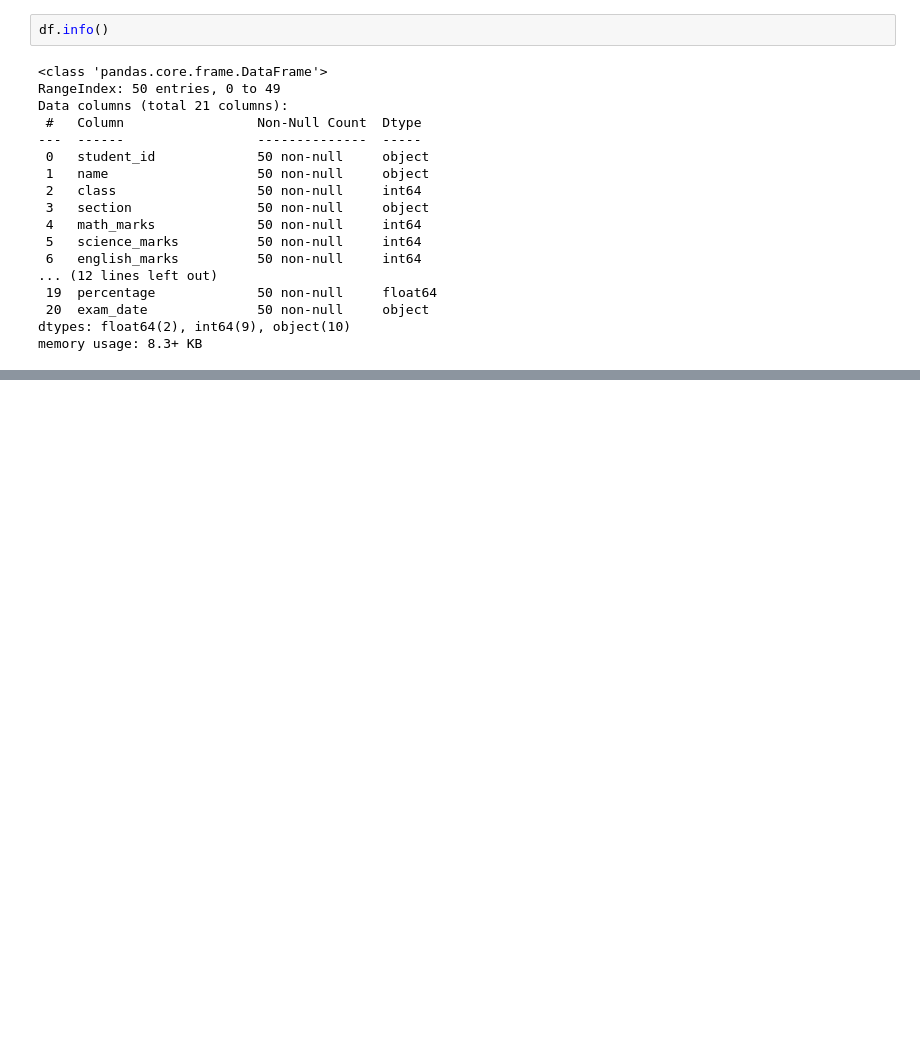
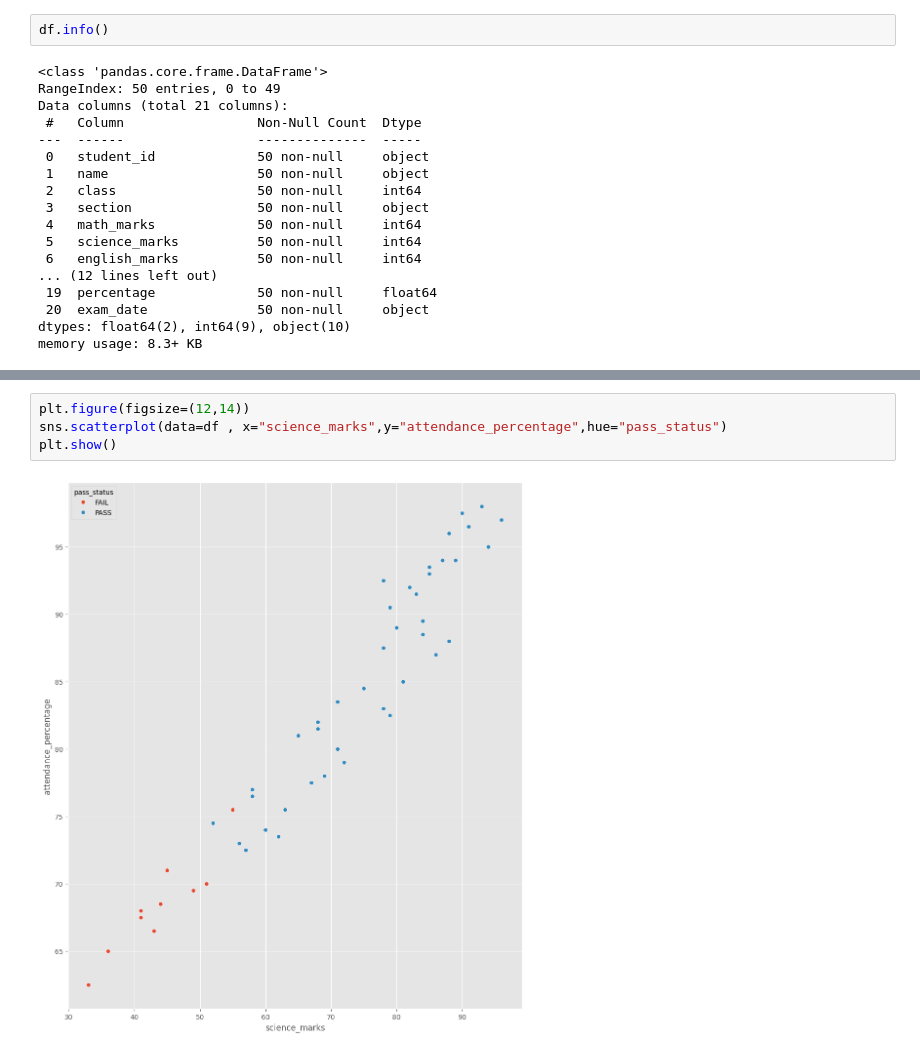
Before and after one commit to ayeshasaddiqa123/PYTHON, a Jupyter notebook: PYTHON_LIBRARIES/Pandas_library.ipynb, the cells around one changed output, grey strips where cells are left out. Drawn from its saved outputs; the diff is of its cells as text; blank space fills up the shorter version.

```diff
--- a/PYTHON_LIBRARIES/Pandas_library.ipynb
+++ b/PYTHON_LIBRARIES/Pandas_library.ipynb
@@ -62,0 +114,6 @@ memory usage: 8.3+ KB
+# %%
+plt.figure(figsize=(12,14))
+sns.scatterplot(data=df , x="science_marks",y="attendance_percentage",hue="pass_status")
+plt.show()
+# %% [output]
+[figure, added]
```
Also changed, not shown: parts of 7 cells of this notebook, 4 other files.
